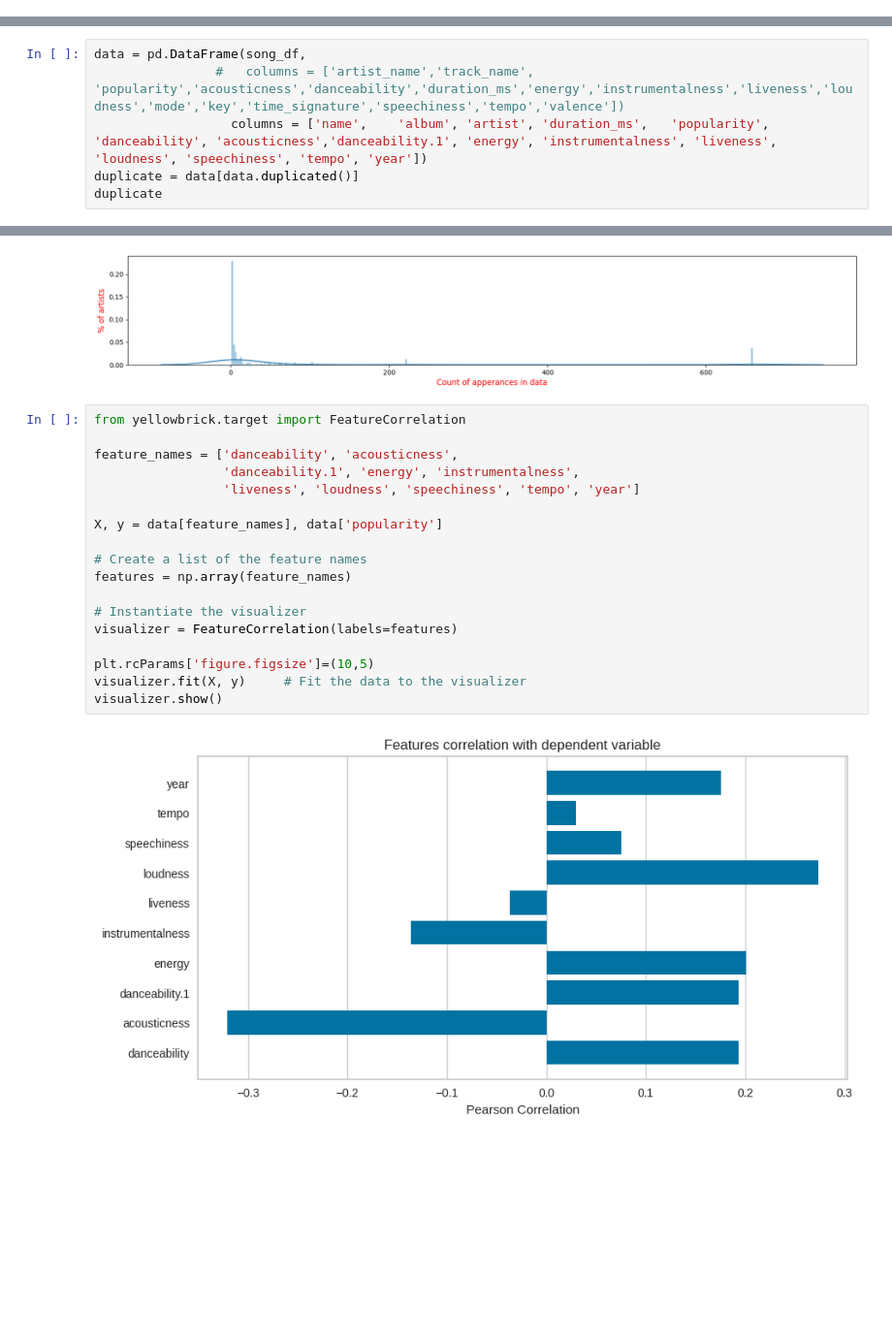
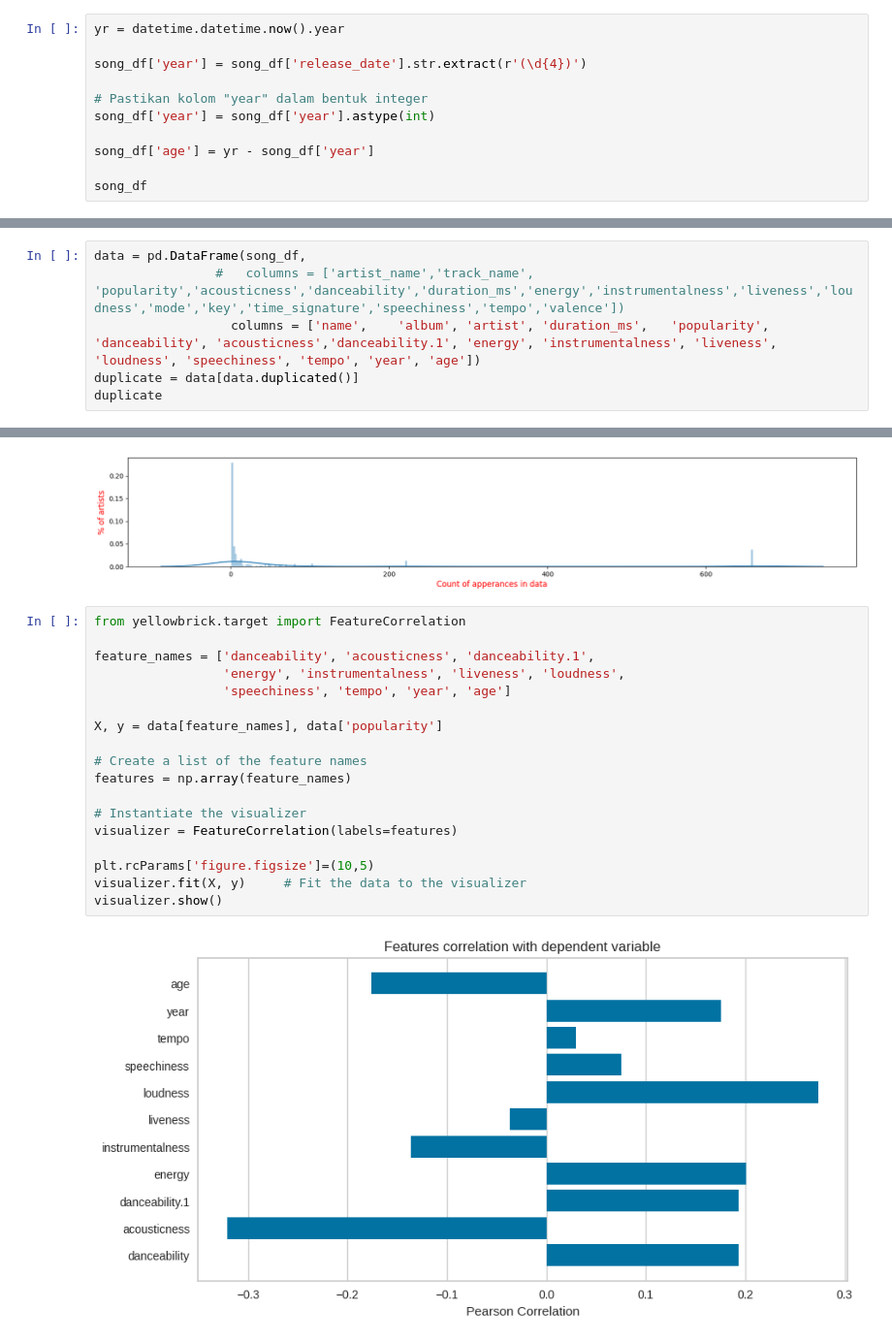
Before and after one commit to mizanulridhoaohana/Proyek-Akhir-Machine-Learning-Terapan, a Jupyter notebook: recomendation.ipynb, the cells around one changed output, grey strips where cells are left out. Shown at 97% size. Cells and saved outputs as stored; diff of their text form; blank space fills up the shorter version.

```diff
--- a/recomendation.ipynb
+++ b/recomendation.ipynb
@@ -74,3 +75,14 @@ dtype: int64
 song_df.duplicated().sum()
 # %% [output]
 0
+# %%
+yr = datetime.datetime.now().year
+
+song_df['year'] = song_df['release_date'].str.extract(r'(\d{4})')
+
+# Pastikan kolom "year" dalam bentuk integer
+song_df['year'] = song_df['year'].astype(int)
+
+song_df['age'] = yr - song_df['year']
+
+song_df
@@ -163,7 +190,7 @@ True
 # %%
 data = pd.DataFrame(song_df,
                 #   columns = ['artist_name','track_name', 'popularity','acousticness','danceability','duration_ms','energy','instrumentalness','liveness','loudness','mode','key','time_signature','speechiness','tempo','valence'])
-                  columns = ['name',	'album', 'artist', 'duration_ms',	'popularity', 'danceability', 'acousticness','danceability.1', 'energy', 'instrumentalness', 'liveness', 'loudness', 'speechiness', 'tempo', 'year'])
+                  columns = ['name',	'album', 'artist', 'duration_ms',	'popularity', 'danceability', 'acousticness','danceability.1', 'energy', 'instrumentalness', 'liveness', 'loudness', 'speechiness', 'tempo', 'year', 'age'])
 duplicate = data[data.duplicated()]
 duplicate
 # %% [output]
@@ -247,21 +274,21 @@ https://gist.github.com/mwaskom/de44147ed2974457ad6372750bbe5751
 # %%
 from yellowbrick.target import FeatureCorrelation
 
-feature_names = ['danceability', 'acousticness',
-                 'danceability.1', 'energy', 'instrumentalness',
-                 'liveness', 'loudness', 'speechiness', 'tempo', 'year']
+feature_names = ['danceability', 'acousticness', 'danceability.1',
+                 'energy', 'instrumentalness', 'liveness', 'loudness',
+                 'speechiness', 'tempo', 'year', 'age']
 
 X, y = data[feature_names], data['popularity']
 
 # Create a list of the feature names
 features = np.array(feature_names)
 
 # Instantiate the visualizer
 visualizer = FeatureCorrelation(labels=features)
 
 plt.rcParams['figure.figsize']=(10,5)
 visualizer.fit(X, y)     # Fit the data to the visualizer
 visualizer.show()
 # %% [output]
-[figure, old version]
+[figure, new version]
 <Axes: title={'center': 'Features correlation with dependent variable'}, xlabel='Pearson Correlation'>
```
Also changed, not shown: parts of 9 cells of this notebook.
